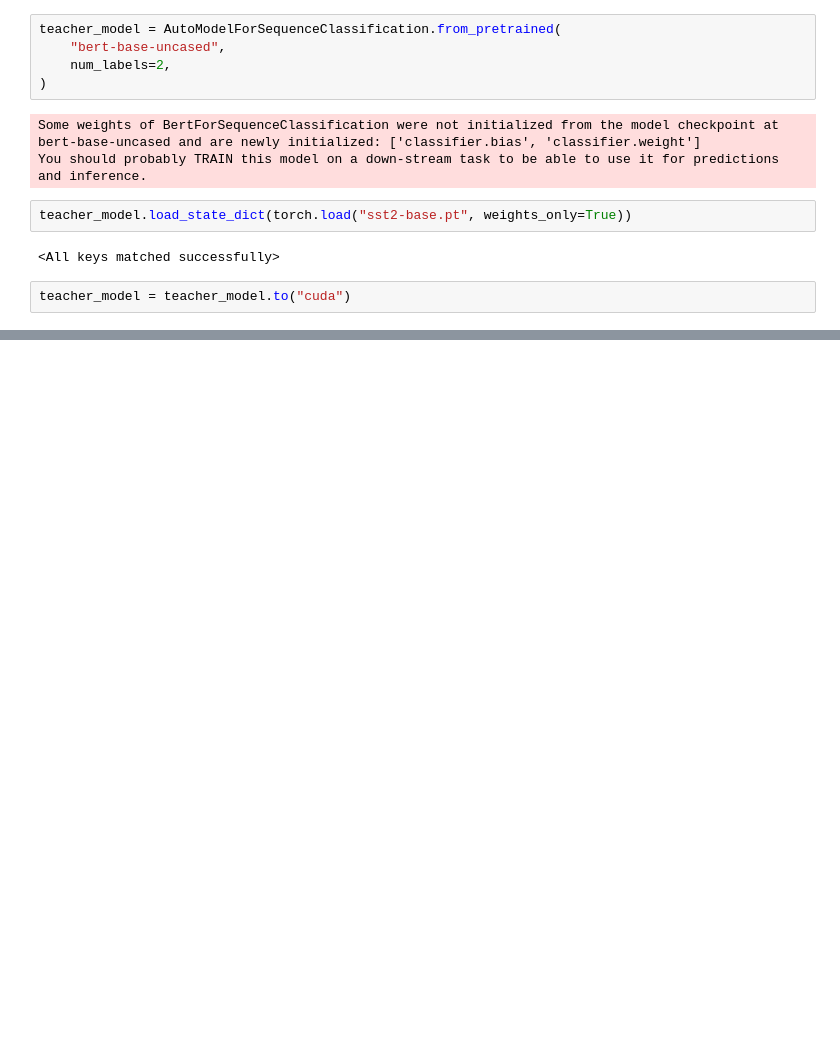
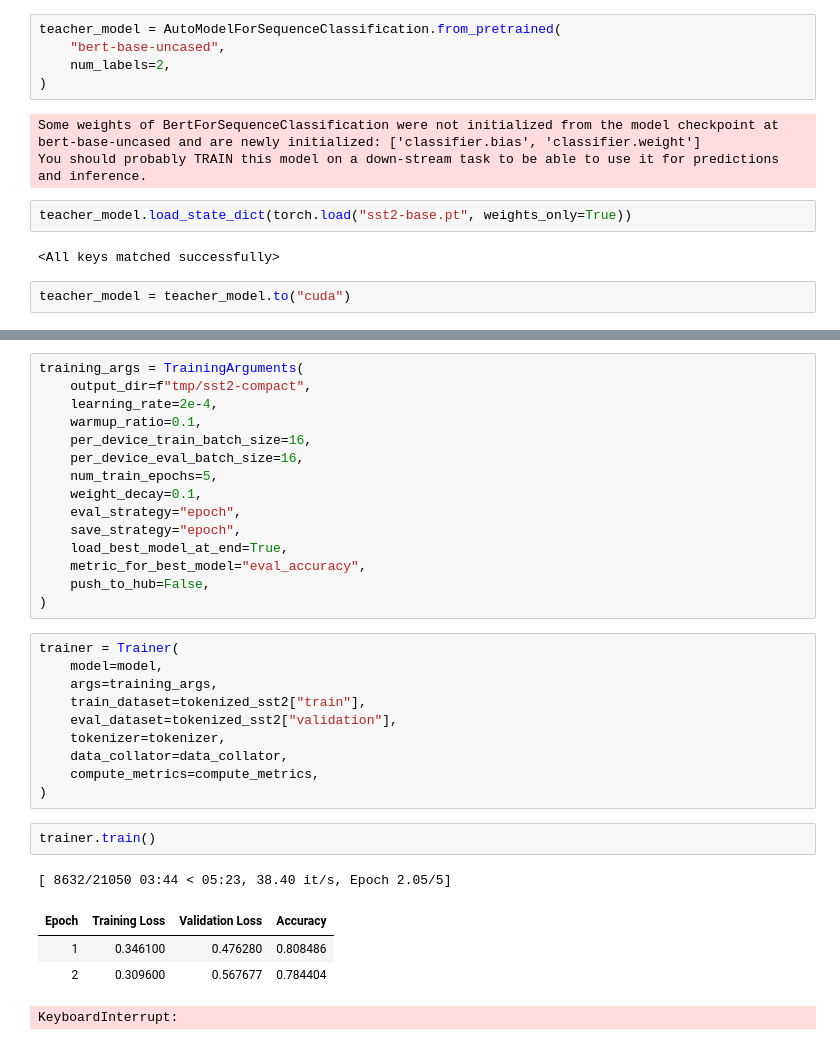
Before and after one commit to rayortigas/_2024-CS230-project, a Jupyter notebook: sst2_distillation.ipynb, the cells around one changed output, grey strips where cells are left out. Drawn from its saved outputs; the diff is of its cells as text; blank space fills up the shorter version.

```diff
--- a/sst2_distillation.ipynb
+++ b/sst2_distillation.ipynb
@@ -191,0 +327,33 @@ TrainOutput(global_step=21050, training_loss=0.19130823878381145, metrics={'trai
+# %%
+training_args = TrainingArguments(
+    output_dir=f"tmp/sst2-compact",
+    learning_rate=2e-4,
+    warmup_ratio=0.1,
+    per_device_train_batch_size=16,
+    per_device_eval_batch_size=16,
+    num_train_epochs=5,
+    weight_decay=0.1,
+    eval_strategy="epoch",
+    save_strategy="epoch",
+    load_best_model_at_end=True,
+    metric_for_best_model="eval_accuracy",
+    push_to_hub=False,
+)
+# %%
+trainer = Trainer(
+    model=model,
+    args=training_args,
+    train_dataset=tokenized_sst2["train"],
+    eval_dataset=tokenized_sst2["validation"],
+    tokenizer=tokenizer,
+    data_collator=data_collator,
+    compute_metrics=compute_metrics,
+)
+# %%
+trainer.train()
+# %% [output]
+[ 8632/21050 03:44 < 05:23, 38.40 it/s, Epoch 2.05/5]
+| Epoch | Training Loss | Validation Loss | Accuracy |
+| 1 | 0.346100 | 0.476280 | 0.808486 |
+| 2 | 0.309600 | 0.567677 | 0.784404 |
+KeyboardInterrupt:
```
Also changed, not shown: parts of 26 cells of this notebook.
